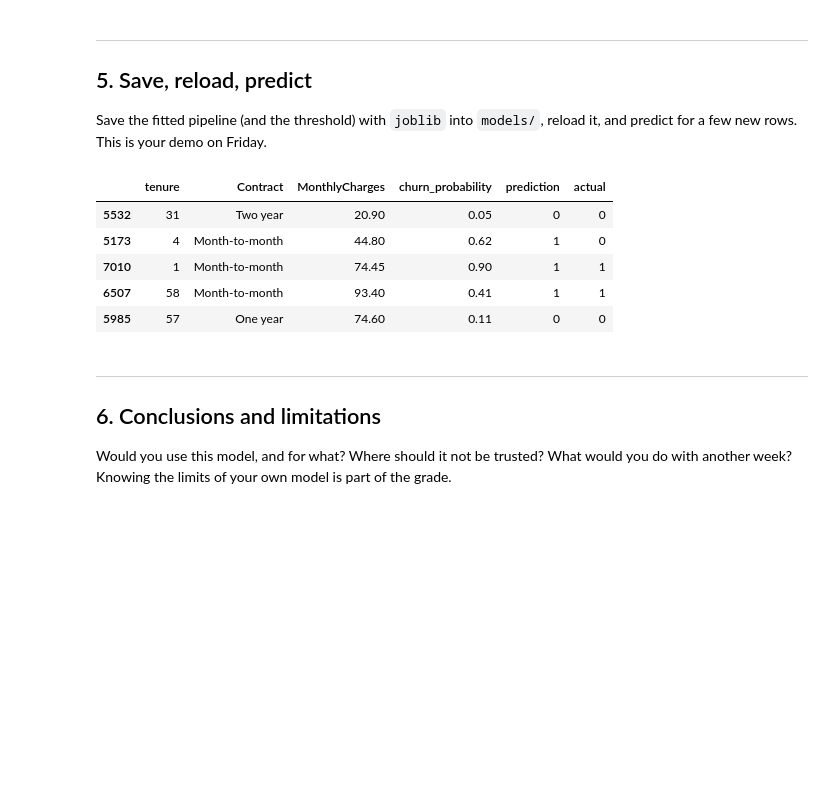
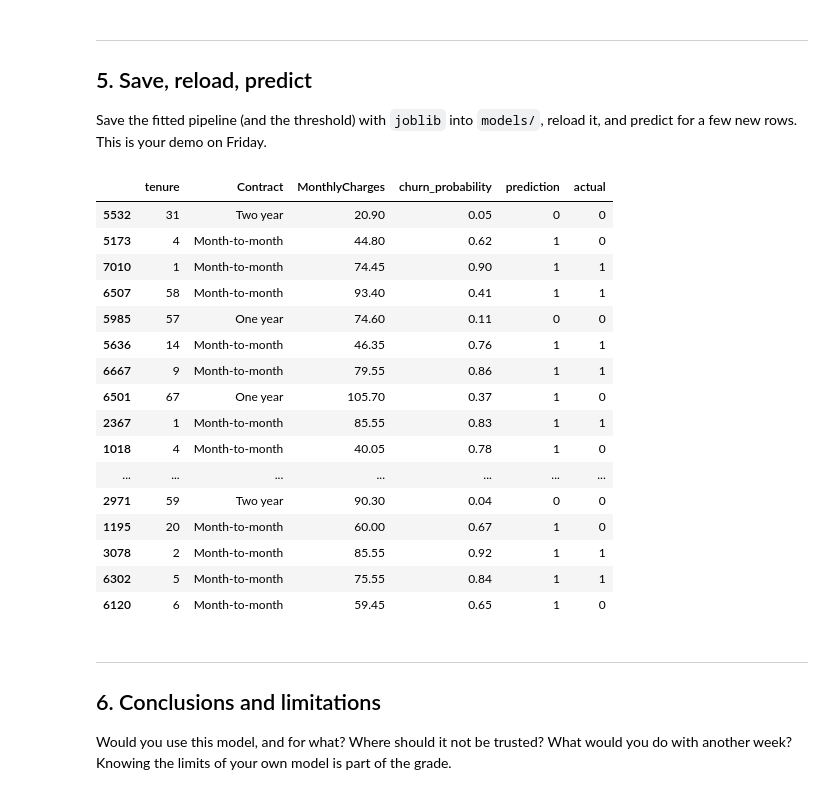
Before and after one commit to jkrstevska/project-2-ml, a Jupyter notebook: notebooks/03_evaluation_and_interpretation.ipynb, the cells around one changed output. Drawn from its saved outputs; the diff is of its cells as text; code cells hidden in the pictures; blank space fills up the shorter version.

```diff
--- a/notebooks/03_evaluation_and_interpretation.ipynb
+++ b/notebooks/03_evaluation_and_interpretation.ipynb
@@ -325,30 +325,42 @@ Save the fitted pipeline (and the threshold) with `joblib` into `models/`, reloa
 # %%
 # Save the fitted pipeline (with its tuned threshold)
 MODELS.mkdir(exist_ok=True)
 joblib.dump({"model": final_model, "threshold": final_model.best_threshold_}, MODELS / "final_model.joblib")
 
 # Load the saved model
 saved = joblib.load(MODELS / "final_model.joblib")
 loaded_model = saved["model"]
 
 # Pick 5 customers the model has never seen
-demo = X_test.head(5).copy()
+n_customers = 20
+demo = X_test.head(n_customers).copy()
 
 # Ask the model
-demo["churn_probability"] = loaded_model.predict_proba(X_test.head(5))[:, 1].round(2)
-demo["prediction"] = loaded_model.predict(X_test.head(5))
+demo["churn_probability"] = loaded_model.predict_proba(X_test.head(n_customers))[:, 1].round(2)
+demo["prediction"] = loaded_model.predict(X_test.head(n_customers))
 
 # What really happened
-demo["actual"] = y_test.head(5).values
+demo["actual"] = y_test.head(n_customers).values
 
 demo[["tenure", "Contract", "MonthlyCharges", "churn_probability", "prediction", "actual"]]
 # %% [output]
 |  | tenure | Contract | MonthlyCharges | churn_probability | prediction | actual |
 | 5532 | 31 | Two year | 20.90 | 0.05 | 0 | 0 |
 | 5173 | 4 | Month-to-month | 44.80 | 0.62 | 1 | 0 |
 | 7010 | 1 | Month-to-month | 74.45 | 0.90 | 1 | 1 |
 | 6507 | 58 | Month-to-month | 93.40 | 0.41 | 1 | 1 |
 | 5985 | 57 | One year | 74.60 | 0.11 | 0 | 0 |
+| 5636 | 14 | Month-to-month | 46.35 | 0.76 | 1 | 1 |
+| 6667 | 9 | Month-to-month | 79.55 | 0.86 | 1 | 1 |
+| 6501 | 67 | One year | 105.70 | 0.37 | 1 | 0 |
+| 2367 | 1 | Month-to-month | 85.55 | 0.83 | 1 | 1 |
+| 1018 | 4 | Month-to-month | 40.05 | 0.78 | 1 | 0 |
+| ... | ... | ... | ... | ... | ... | ... |
+| 2971 | 59 | Two year | 90.30 | 0.04 | 0 | 0 |
+| 1195 | 20 | Month-to-month | 60.00 | 0.67 | 1 | 0 |
+| 3078 | 2 | Month-to-month | 85.55 | 0.92 | 1 | 1 |
+| 6302 | 5 | Month-to-month | 75.55 | 0.84 | 1 | 1 |
+| 6120 | 6 | Month-to-month | 59.45 | 0.65 | 1 | 0 |
 # %% [markdown]
 ---
 ## 6. Conclusions and limitations
```
Also changed, not shown: 2 other files.
